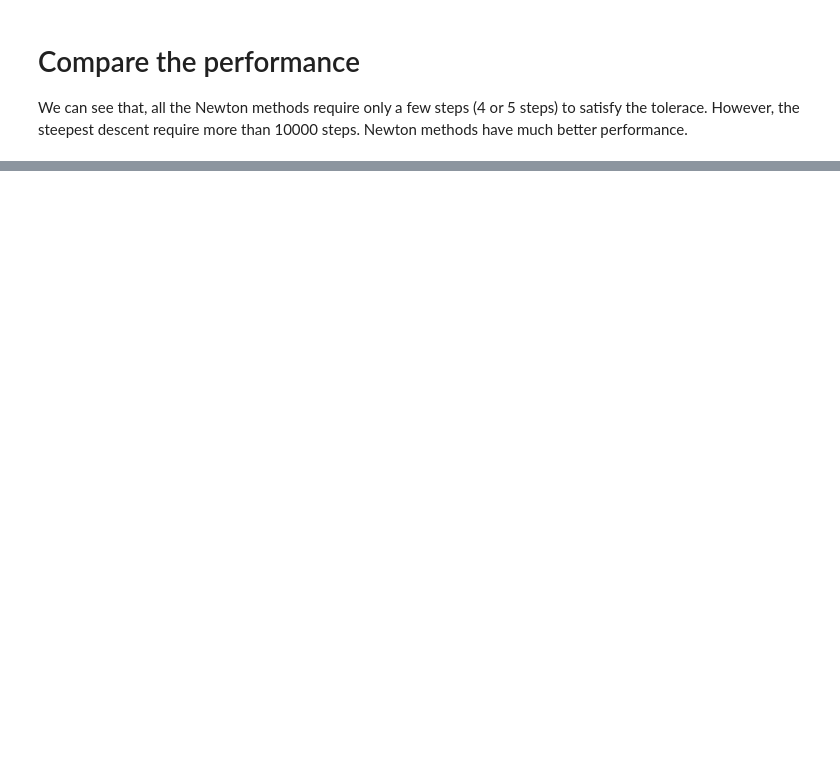
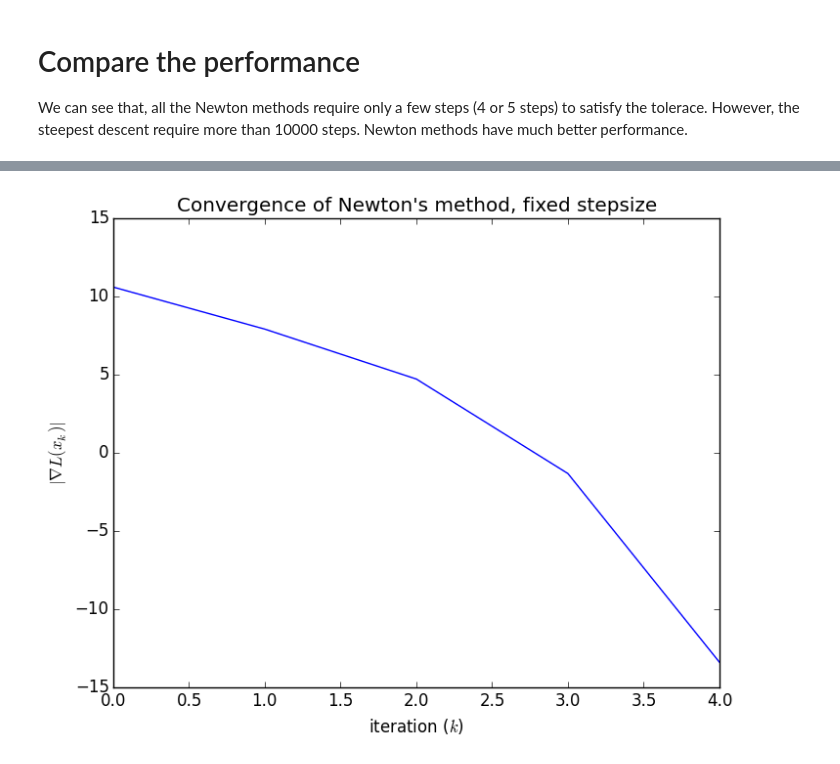
Before and after one commit to pochoi/mat258A, a Jupyter notebook: hw3/hw3.ipynb, the cells around one changed output, grey strips where cells are left out. Saved outputs shown, nothing was run; the diff lists cells and outputs as text; code cells hidden in the pictures; blank space fills up the shorter version.

```diff
--- a/hw3/hw3.ipynb
+++ b/hw3/hw3.ipynb
@@ -354,0 +383,7 @@ Newton methods have much better performance.
+# %%
+plot(log(nt_opt))
+title("Convergence of Newton's method, fixed stepsize")
+xlabel(L"iteration ($k$)")
+ylabel(L"$\|\nabla L(x_k)\|$");
+# %% [output]
+[figure, added]
```
Also changed, not shown: parts of 9 cells of this notebook.
